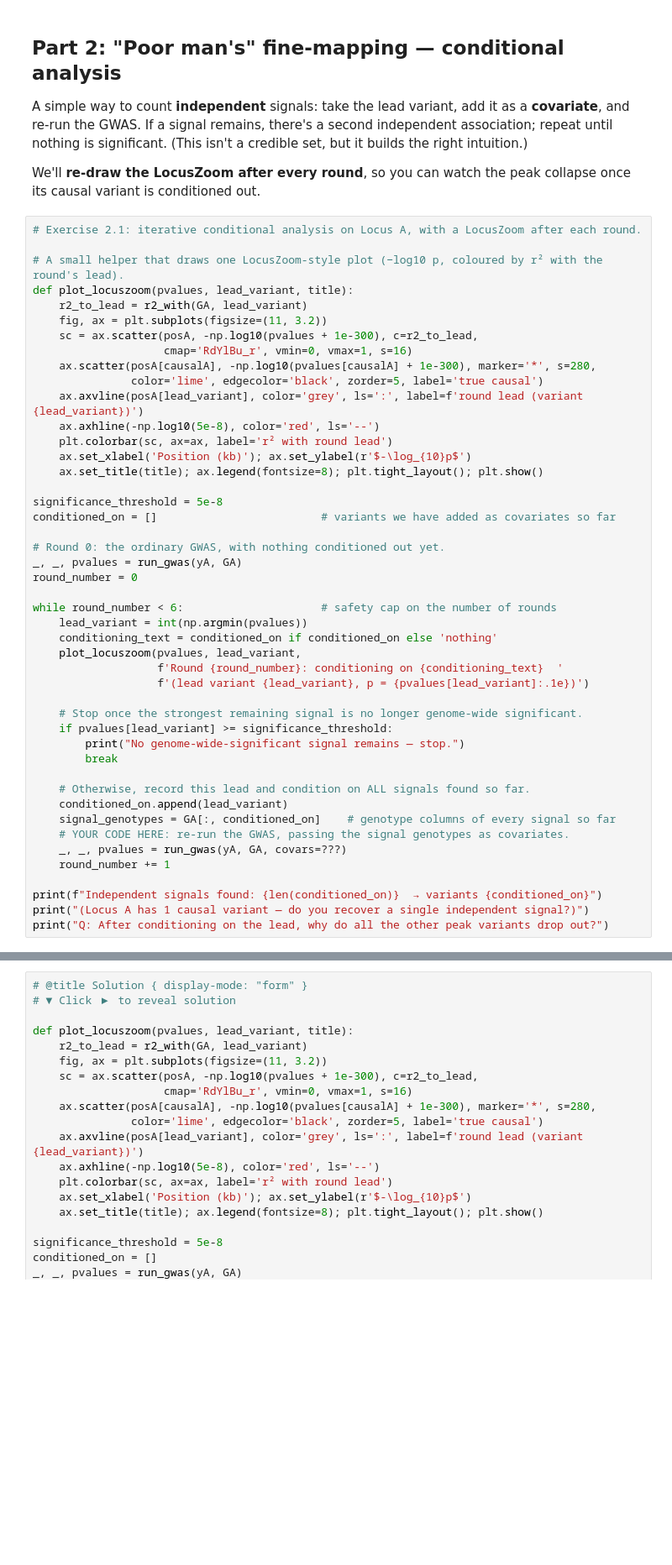
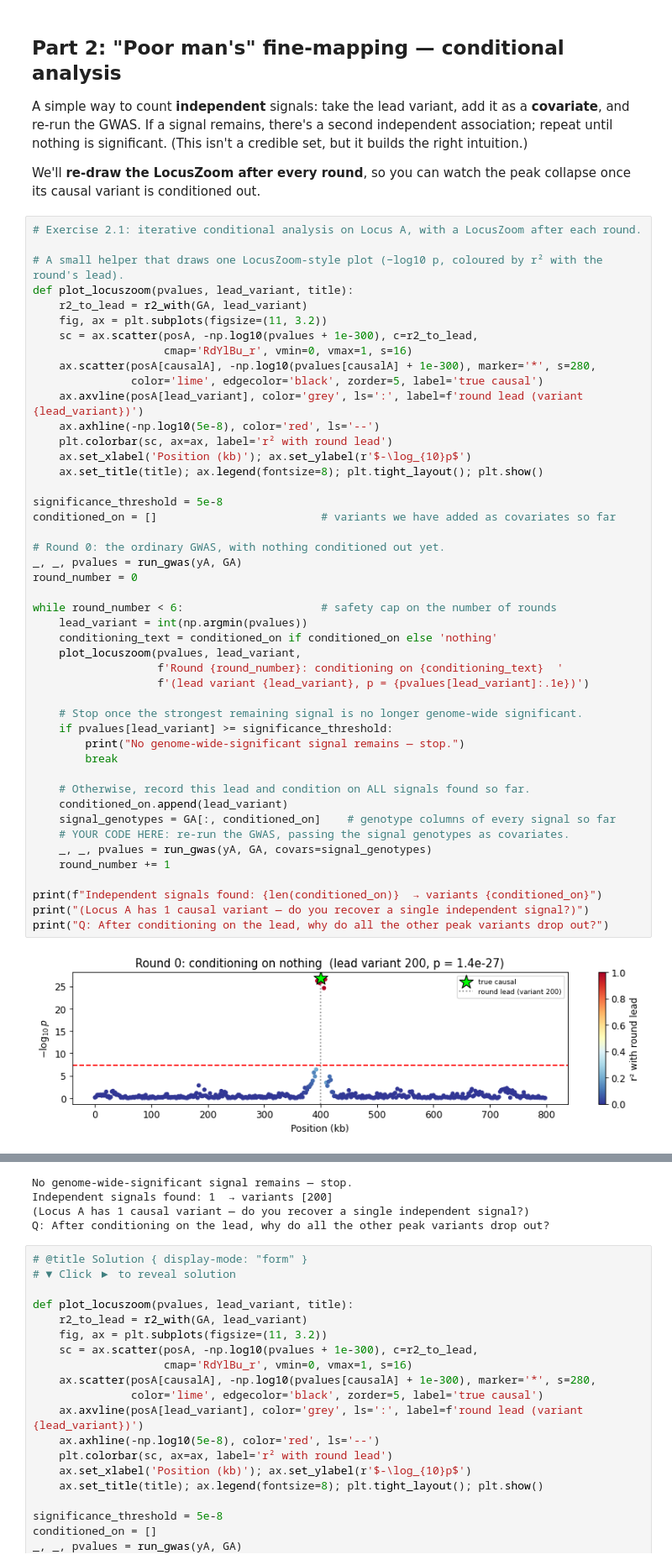
Before and after one commit to elenasabbioni/SMARTbiomed_summerschool_2026, a Jupyter notebook: session4/practical.ipynb, the cells around one changed output, grey strips where cells are left out. Shown at 84% size. Drawn from its saved outputs; the diff is of its cells as text; blank space fills up the shorter version.

```diff
--- a/session4/practical.ipynb
+++ b/session4/practical.ipynb
@@ -192,31 +197,33 @@ def plot_locuszoom(pvalues, lead_variant, title):
     ax.set_title(title); ax.legend(fontsize=8); plt.tight_layout(); plt.show()
 
 significance_threshold = 5e-8
 conditioned_on = []                         # variants we have added as covariates so far
 
 # Round 0: the ordinary GWAS, with nothing conditioned out yet.
 _, _, pvalues = run_gwas(yA, GA)
 round_number = 0
 
 while round_number < 6:                     # safety cap on the number of rounds
     lead_variant = int(np.argmin(pvalues))
     conditioning_text = conditioned_on if conditioned_on else 'nothing'
     plot_locuszoom(pvalues, lead_variant,
                    f'Round {round_number}: conditioning on {conditioning_text}  '
                    f'(lead variant {lead_variant}, p = {pvalues[lead_variant]:.1e})')
 
     # Stop once the strongest remaining signal is no longer genome-wide significant.
     if pvalues[lead_variant] >= significance_threshold:
         print("No genome-wide-significant signal remains — stop.")
         break
 
     # Otherwise, record this lead and condition on ALL signals found so far.
     conditioned_on.append(lead_variant)
     signal_genotypes = GA[:, conditioned_on]    # genotype columns of every signal so far
     # YOUR CODE HERE: re-run the GWAS, passing the signal genotypes as covariates.
-    _, _, pvalues = run_gwas(yA, GA, covars=???)
+    _, _, pvalues = run_gwas(yA, GA, covars=signal_genotypes)
     round_number += 1
 
 print(f"Independent signals found: {len(conditioned_on)}  → variants {conditioned_on}")
 print("(Locus A has 1 causal variant — do you recover a single independent signal?)")
 print("Q: After conditioning on the lead, why do all the other peak variants drop out?")
+# %% [output]
+[figure, added]
@@ -223,3 +231,7 @@ print("Q: After conditioning on the lead, why do all the other peak variants dro
+No genome-wide-significant signal remains — stop.
+Independent signals found: 1  → variants [200]
+(Locus A has 1 causal variant — do you recover a single independent signal?)
+Q: After conditioning on the lead, why do all the other peak variants drop out?
 # %%
 # @title Solution { display-mode: "form" }
 # ▼ Click ▶ to reveal solution
```
Also changed, not shown: parts of 7 cells of this notebook.
